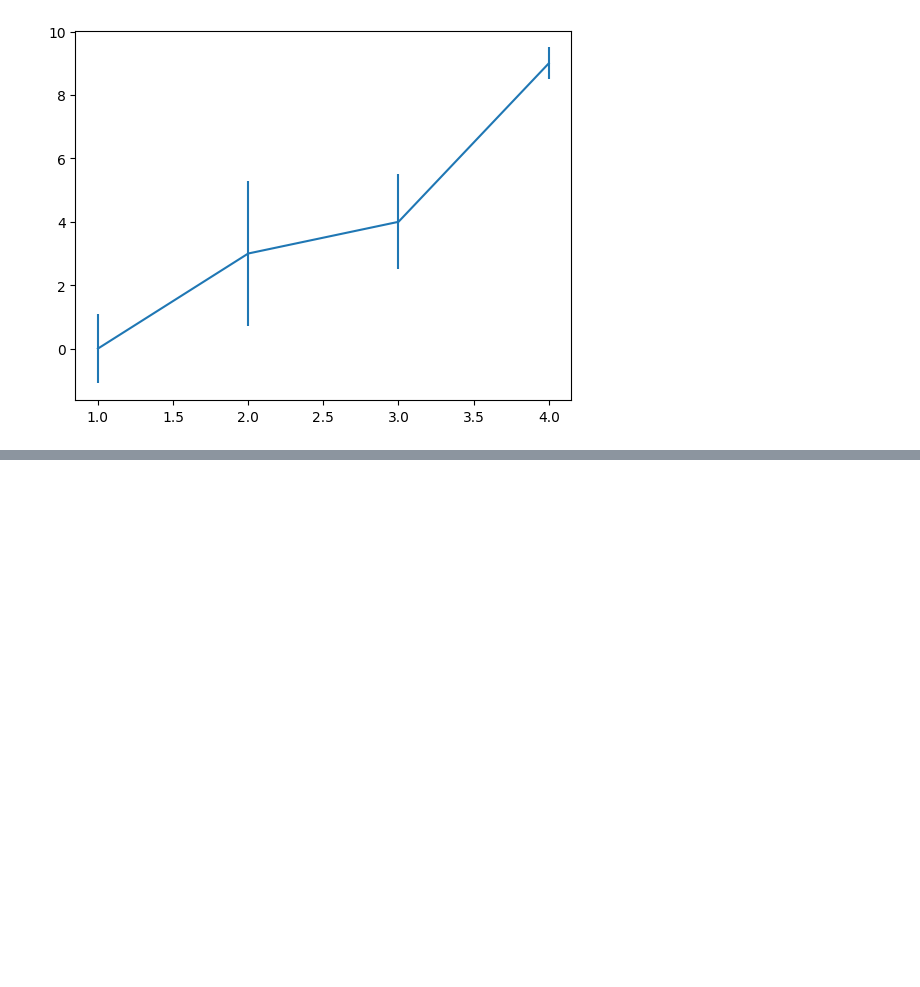
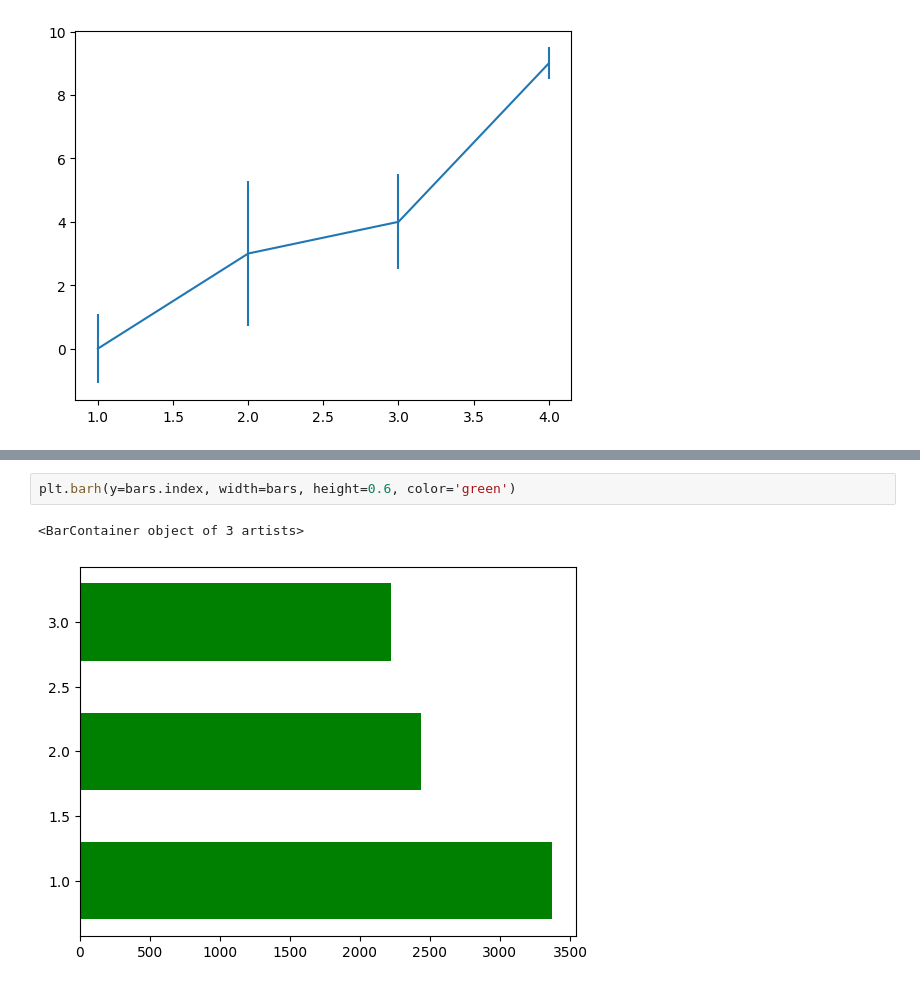
Before and after one commit to ChopinBag/cseHW, a Jupyter notebook: Practice/2-1/DS_Intro/midterm/matplot.ipynb, the cells around one changed output, grey strips where cells are left out. Saved outputs shown, nothing was run; the diff lists cells and outputs as text; blank space fills up the shorter version.

```diff
--- a/Practice/2-1/DS_Intro/midterm/matplot.ipynb
+++ b/Practice/2-1/DS_Intro/midterm/matplot.ipynb
@@ -131,0 +152,5 @@ plt.show()
+# %%
+plt.barh(y=bars.index, width=bars, height=0.6, color='green')
+# %% [output]
+<BarContainer object of 3 artists>
+[figure, added]
```
Also changed, not shown: parts of 18 cells of this notebook, 1 other file.
